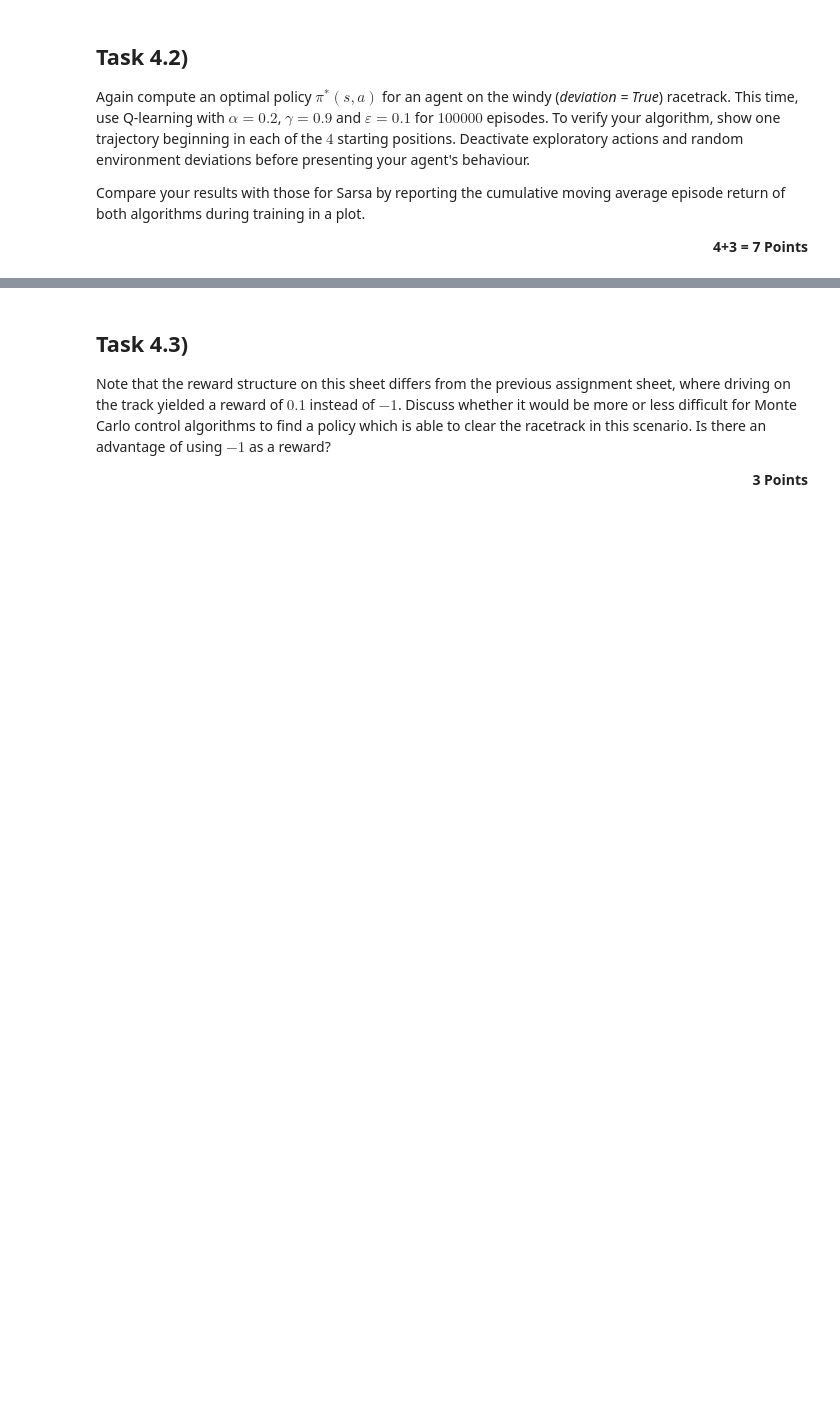
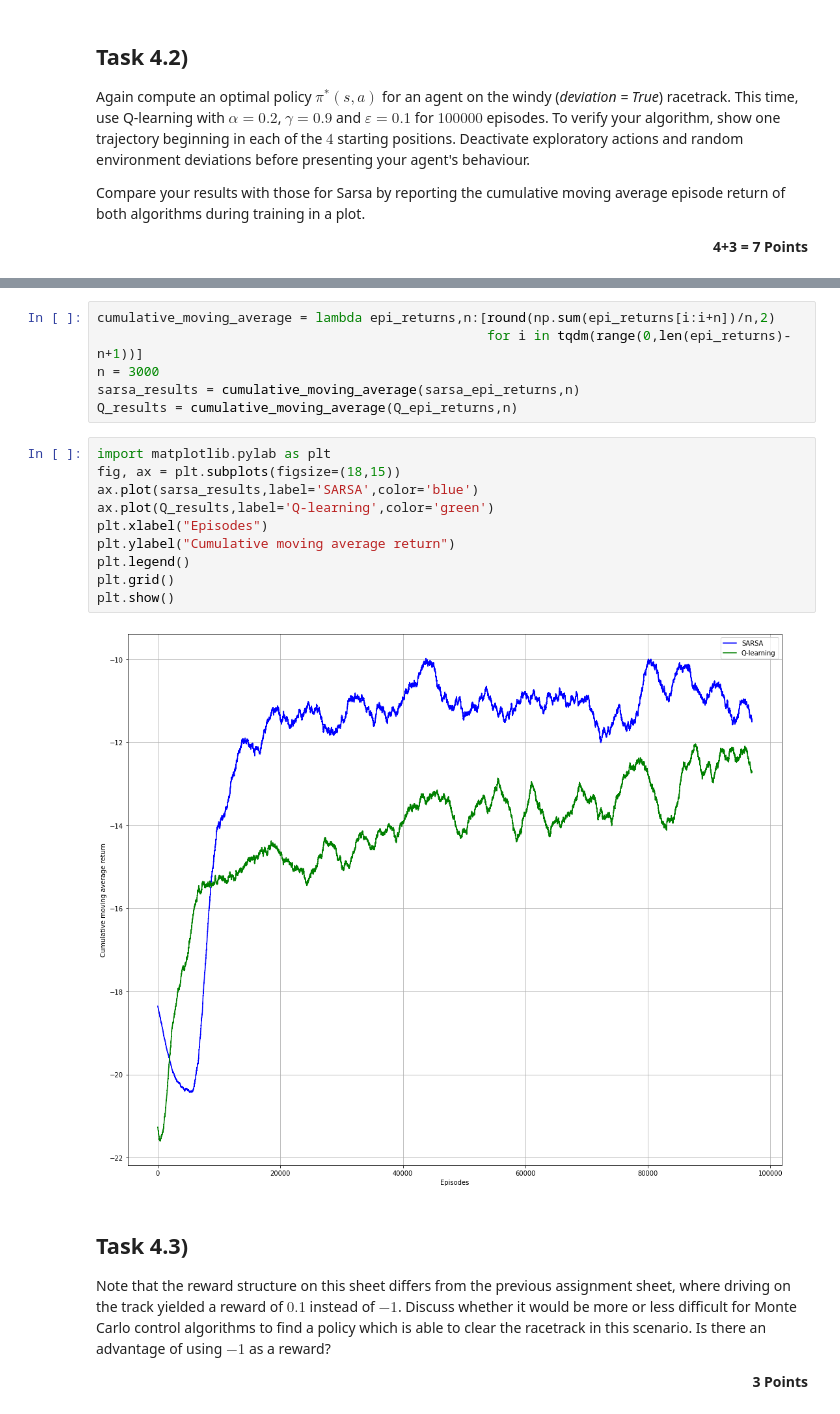
Before and after one commit to Kabilan-T/Robot_Learning, a Jupyter notebook: RL_Assignment_04/RL_Assignment_04.ipynb, the cells around one changed output, grey strips where cells are left out. Cells and saved outputs as stored; diff of their text form; blank space fills up the shorter version.

```diff
--- a/RL_Assignment_04/RL_Assignment_04.ipynb
+++ b/RL_Assignment_04/RL_Assignment_04.ipynb
@@ -256,3 +279,21 @@ for Sy,Sx in startingGrid:
+# %%
+cumulative_moving_average = lambda epi_returns,n:[round(np.sum(epi_returns[i:i+n])/n,2)
+                                                  for i in tqdm(range(0,len(epi_returns)-n+1))]
+n = 3000
+sarsa_results = cumulative_moving_average(sarsa_epi_returns,n)
+Q_results = cumulative_moving_average(Q_epi_returns,n)
+# %%
+import matplotlib.pylab as plt
+fig, ax = plt.subplots(figsize=(18,15))
+ax.plot(sarsa_results,label='SARSA',color='blue')
+ax.plot(Q_results,label='Q-learning',color='green')
+plt.xlabel("Episodes")
+plt.ylabel("Cumulative moving average return")
+plt.legend()
+plt.grid()
+plt.show()
+# %% [output]
+[figure, added]
 # %% [markdown]
 ## Task 4.3)
 
```
Also changed, not shown: parts of 6 cells of this notebook.
